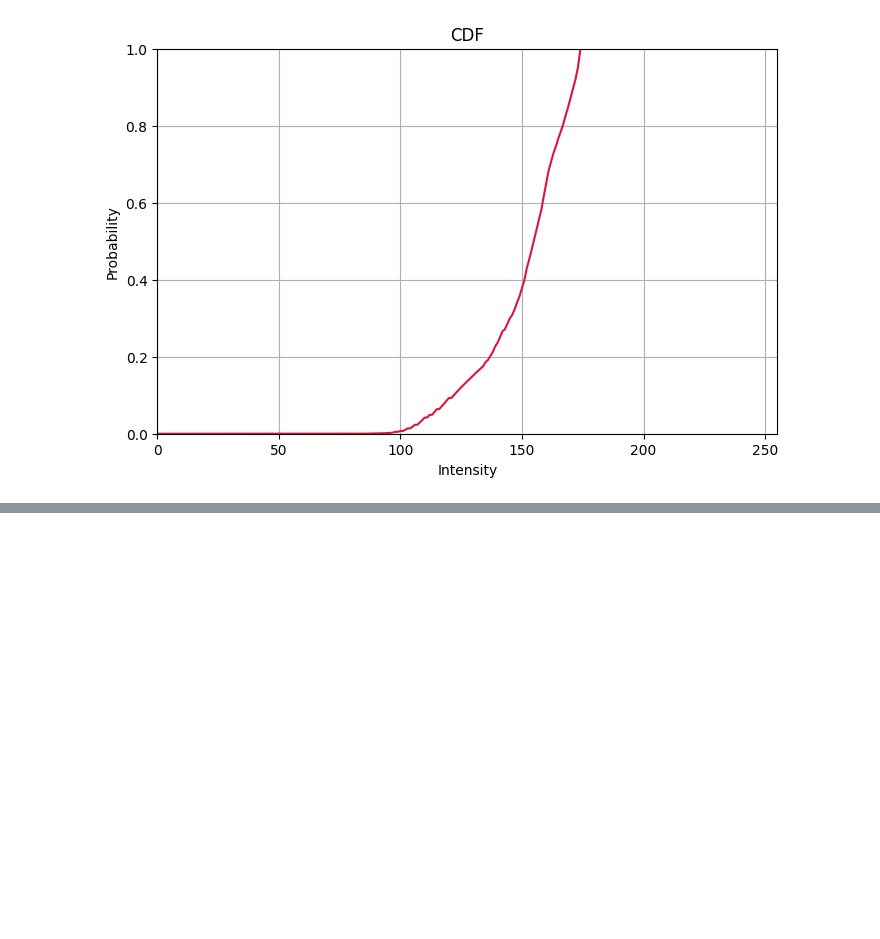
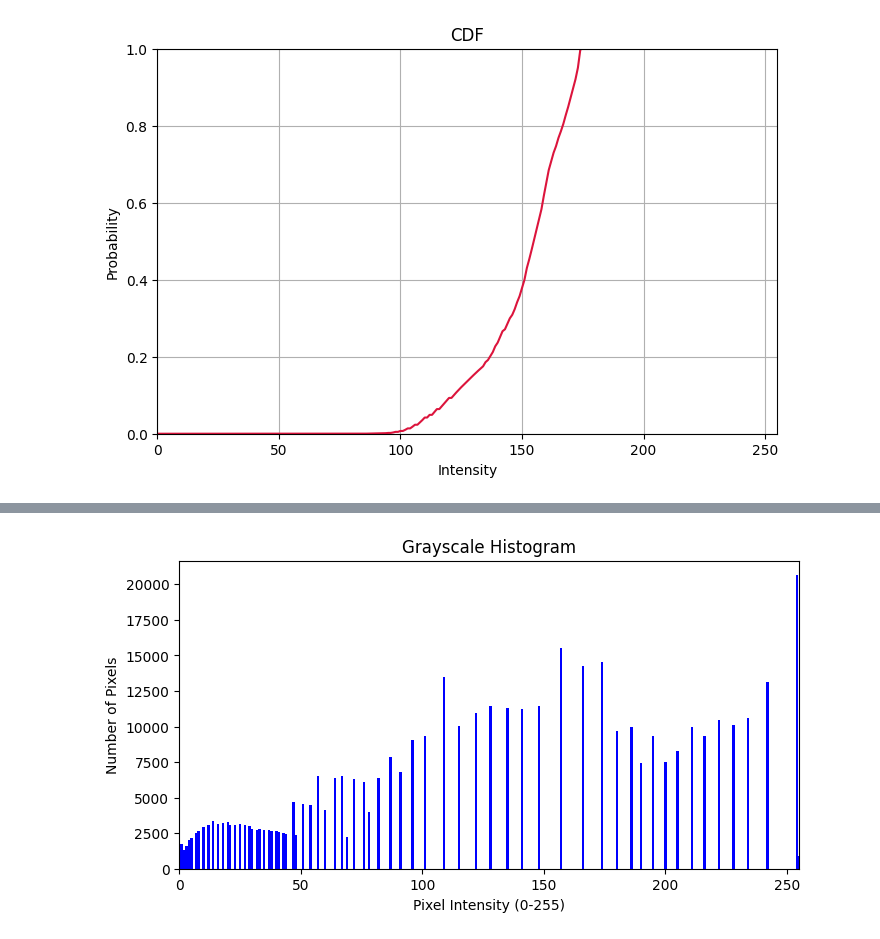
Before and after one commit to mo-karbalaee/IntroML, a Jupyter notebook: ex_1/test_histogram.ipynb, the cells around one changed output, grey strips where cells are left out. Drawn from its saved outputs; the diff is of its cells as text; code cells hidden in the pictures; blank space fills up the shorter version.

```diff
--- a/ex_1/test_histogram.ipynb
+++ b/ex_1/test_histogram.ipynb
@@ -39,0 +53,4 @@ show_cdf(cdf)
+# %%
+show_histogram(new_histogram)
+# %% [output]
+[figure, added]
```
Also changed, not shown: parts of 5 cells of this notebook, 1 other file.
